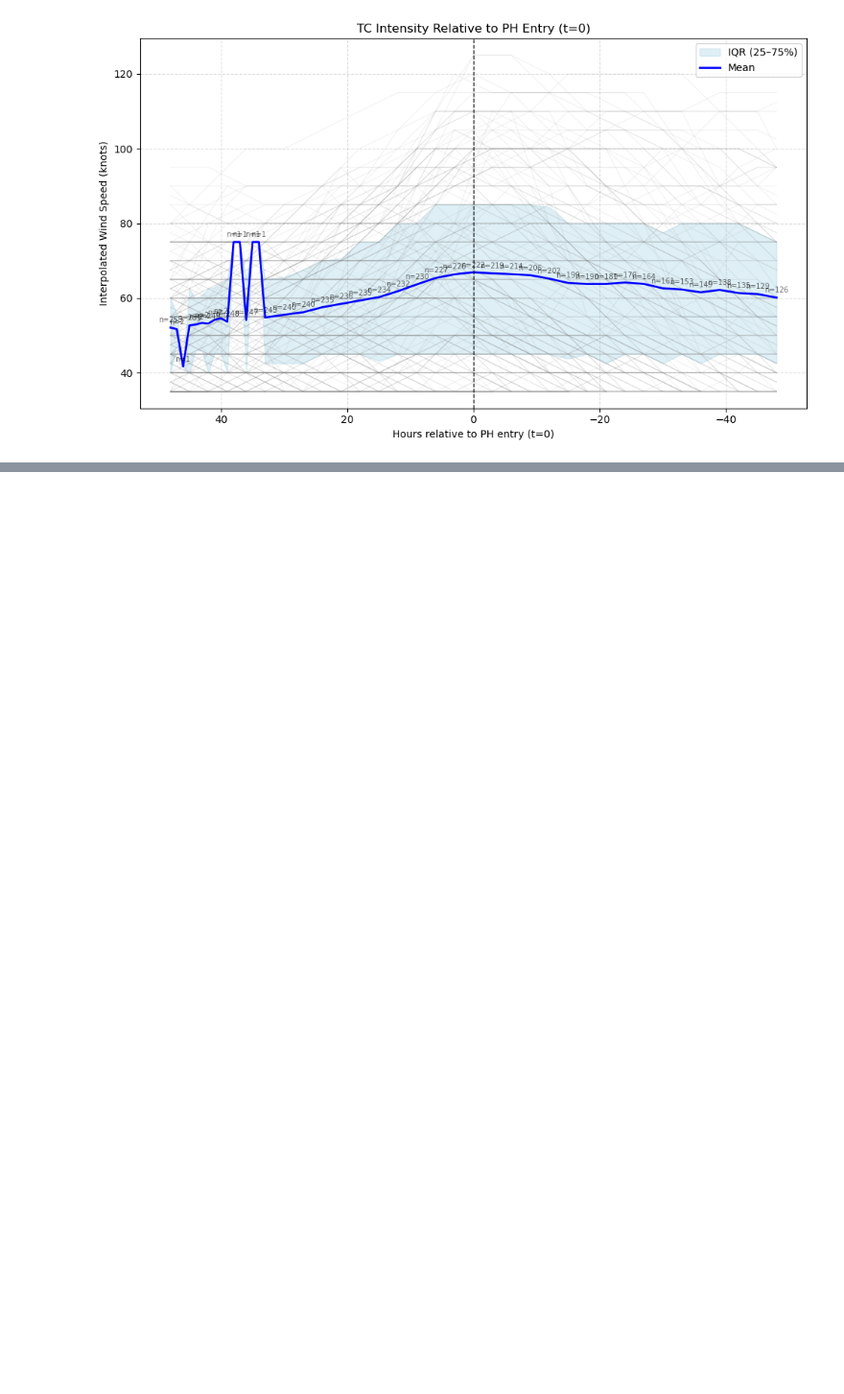
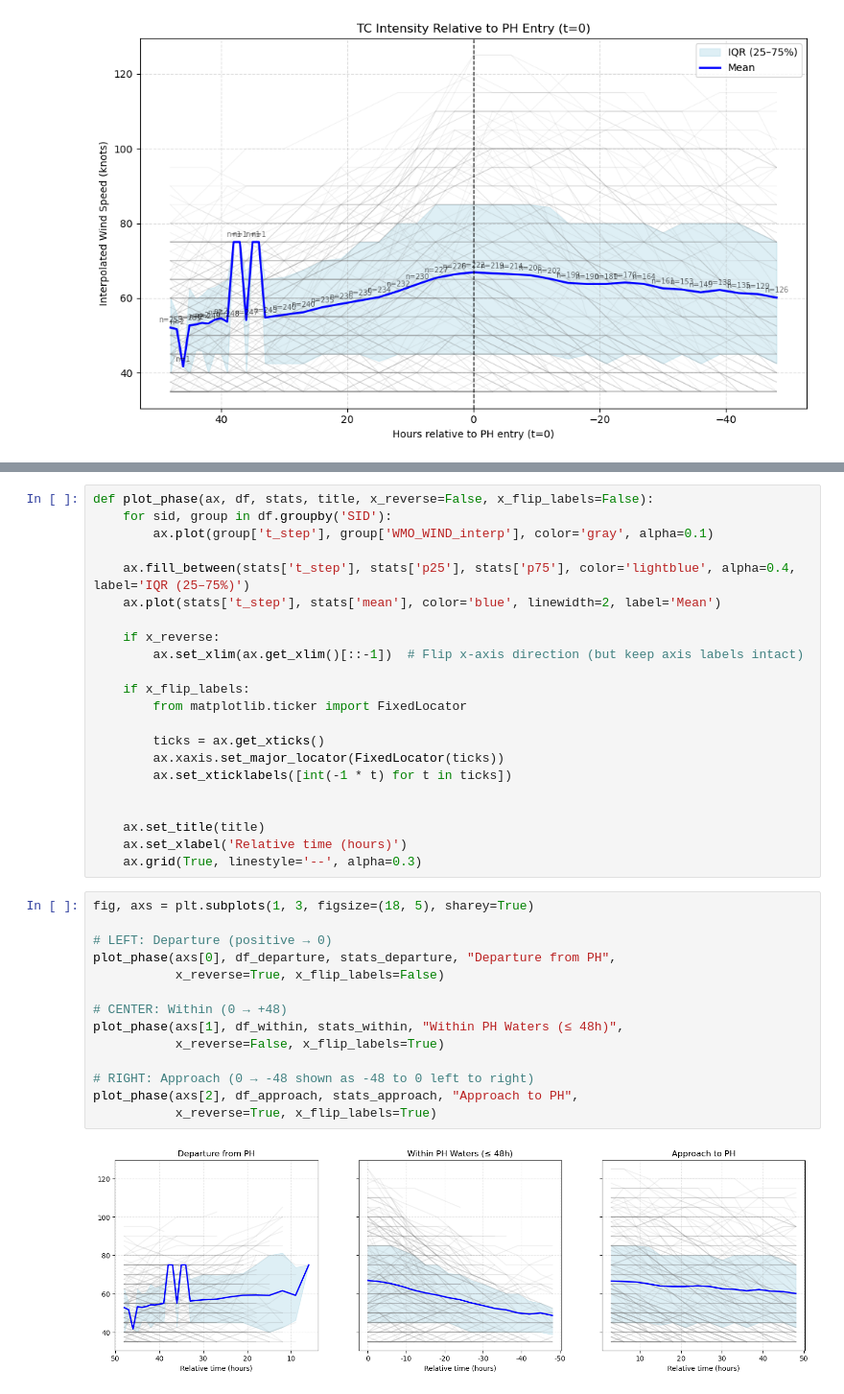
Before and after one commit to baracoma/tc-statistics, a Jupyter notebook: calculate-lifetime.ipynb, the cells around one changed output, grey strips where cells are left out. Shown at 96% size. Drawn from its saved outputs; the diff is of its cells as text; blank space fills up the shorter version.

```diff
--- a/calculate-lifetime.ipynb
+++ b/calculate-lifetime.ipynb
@@ -424,0 +485,38 @@ plt.show()
+# %%
+def plot_phase(ax, df, stats, title, x_reverse=False, x_flip_labels=False):
+    for sid, group in df.groupby('SID'):
+        ax.plot(group['t_step'], group['WMO_WIND_interp'], color='gray', alpha=0.1)
+
+    ax.fill_between(stats['t_step'], stats['p25'], stats['p75'], color='lightblue', alpha=0.4, label='IQR (25–75%)')
+    ax.plot(stats['t_step'], stats['mean'], color='blue', linewidth=2, label='Mean')
+
+    if x_reverse:
+        ax.set_xlim(ax.get_xlim()[::-1])  # Flip x-axis direction (but keep axis labels intact)
+
+    if x_flip_labels:
+        from matplotlib.ticker import FixedLocator
+
+        ticks = ax.get_xticks()
+        ax.xaxis.set_major_locator(FixedLocator(ticks))
+        ax.set_xticklabels([int(-1 * t) for t in ticks])
+
+
+    ax.set_title(title)
+    ax.set_xlabel('Relative time (hours)')
+    ax.grid(True, linestyle='--', alpha=0.3)
+# %%
+fig, axs = plt.subplots(1, 3, figsize=(18, 5), sharey=True)
+
+# LEFT: Departure (positive → 0)
+plot_phase(axs[0], df_departure, stats_departure, "Departure from PH",
+           x_reverse=True, x_flip_labels=False)
+
+# CENTER: Within (0 → +48)
+plot_phase(axs[1], df_within, stats_within, "Within PH Waters (≤ 48h)",
+           x_reverse=False, x_flip_labels=True)
+
+# RIGHT: Approach (0 → -48 shown as -48 to 0 left to right)
+plot_phase(axs[2], df_approach, stats_approach, "Approach to PH",
+           x_reverse=True, x_flip_labels=True)
+# %% [output]
+[figure, added]
```
Also changed, not shown: parts of 4 cells of this notebook.
